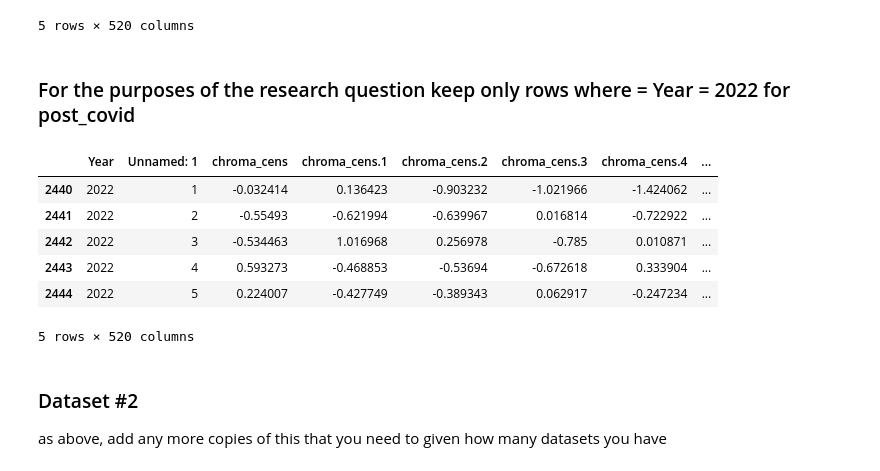
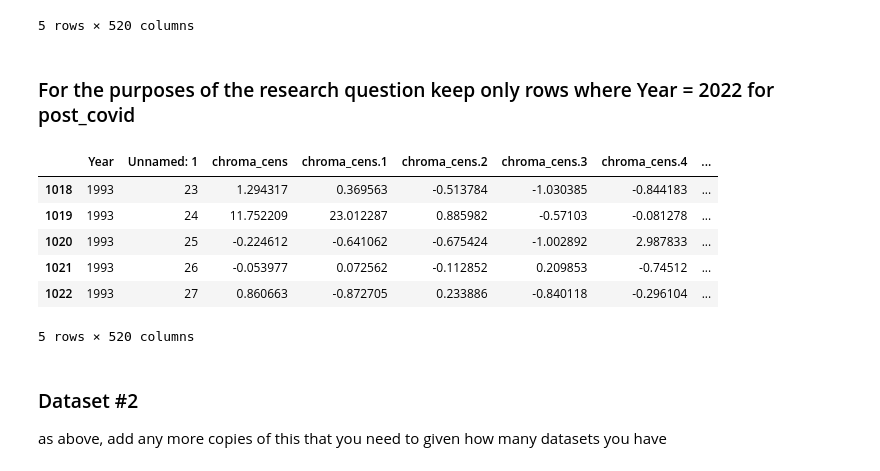
Before and after one commit to COGS108/Group081_WI26, a Jupyter notebook: 02-EDACheckpoint.ipynb, the cells around one changed output. Drawn from its saved outputs; the diff is of its cells as text; code cells hidden in the pictures.

```diff
--- a/02-EDACheckpoint.ipynb
+++ b/02-EDACheckpoint.ipynb
@@ -198,17 +223,17 @@ pre_COVID_feature_df.head()
 | 2194 | 2017 | 5 | 1.374453 | -0.427916 | -0.868184 | -0.519559 | 0.379346 | ... |
 5 rows × 520 columns
 # %% [markdown]
-### For the purposes of the research question keep only rows where = Year = 2022 for post_covid
+### For the purposes of the research question keep only rows where Year = 2022 for post_covid
 # %%
-post_COVID_feature_df = feature_df[feature_df['Year'].isin(range(2022, 2024))]
+post_COVID_feature_df = feature_df[feature_df['Year'].isin(range(2022))]
 post_COVID_feature_df.head()
 # %% [output]
 |  | Year | Unnamed: 1 | chroma_cens | chroma_cens.1 | chroma_cens.2 | chroma_cens.3 | chroma_cens.4 | ... |
-| 2440 | 2022 | 1 | -0.032414 | 0.136423 | -0.903232 | -1.021966 | -1.424062 | ... |
-| 2441 | 2022 | 2 | -0.55493 | -0.621994 | -0.639967 | 0.016814 | -0.722922 | ... |
-| 2442 | 2022 | 3 | -0.534463 | 1.016968 | 0.256978 | -0.785 | 0.010871 | ... |
-| 2443 | 2022 | 4 | 0.593273 | -0.468853 | -0.53694 | -0.672618 | 0.333904 | ... |
-| 2444 | 2022 | 5 | 0.224007 | -0.427749 | -0.389343 | 0.062917 | -0.247234 | ... |
+| 1018 | 1993 | 23 | 1.294317 | 0.369563 | -0.513784 | -1.030385 | -0.844183 | ... |
+| 1019 | 1993 | 24 | 11.752209 | 23.012287 | 0.885982 | -0.57103 | -0.081278 | ... |
+| 1020 | 1993 | 25 | -0.224612 | -0.641062 | -0.675424 | -1.002892 | 2.987833 | ... |
+| 1021 | 1993 | 26 | -0.053977 | 0.072562 | -0.112852 | 0.209853 | -0.74512 | ... |
+| 1022 | 1993 | 27 | 0.860663 | -0.872705 | 0.233886 | -0.840118 | -0.296104 | ... |
 5 rows × 520 columns
 # %% [markdown]
 ### Dataset #2
```
Also changed, not shown: parts of 8 cells of this notebook.
